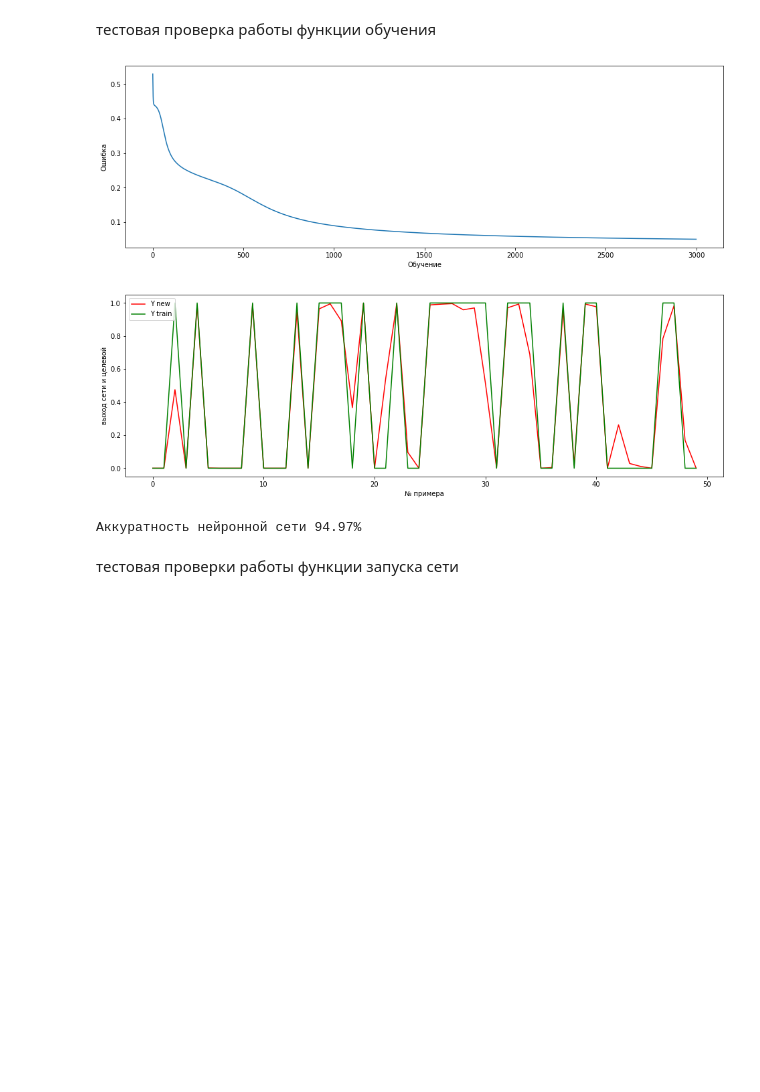
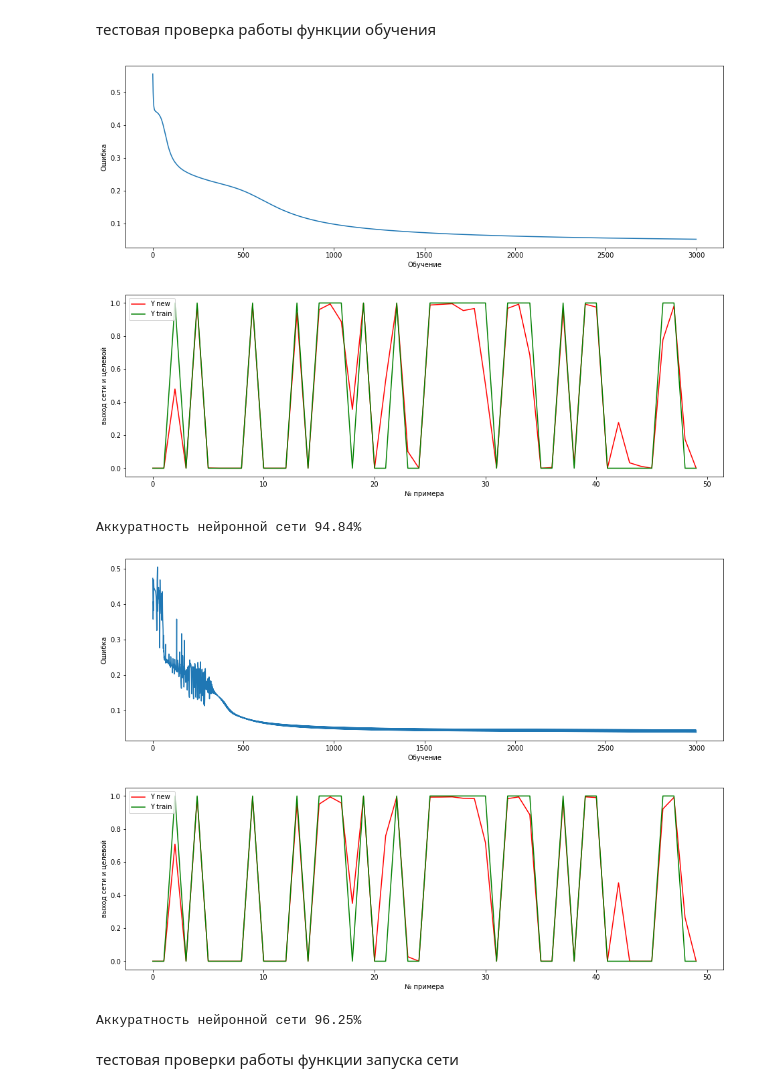
Before and after one commit to max-smarthome/NN, a Jupyter notebook: HW1.ipynb, the cells around one changed output. Saved outputs shown, nothing was run; the diff lists cells and outputs as text; code cells hidden in the pictures; blank space fills up the shorter version.

```diff
--- a/HW1.ipynb
+++ b/HW1.ipynb
@@ -156,12 +156,20 @@ def accuracy(accuracy):
 # %%
 results, params = neuro_net_train(5, 3000, 0.05, X_train, y_train)
 represent_train(results[1])
 represent_res(results[2], y_train)
 accuracy(results[0])
+
+results3, params3 = neuro_net_train3(5, 5, 3000, 0.5, X_train, y_train)
+represent_train(results3[1])
+represent_res(results3[2], y_train)
+accuracy(results3[0])
 # %% [output]
-[figure, old version]
+[figure, new version]
 [figure]
-Аккуратность нейронной сети 94.97%
+Аккуратность нейронной сети 94.84%
+[figure, added]
+[figure, added]
+Аккуратность нейронной сети 96.25%
 # %% [markdown]
 тестовая проверки работы функции запуска сети
 # %%
```
Also changed, not shown: parts of 9 cells of this notebook, 1 other file.
